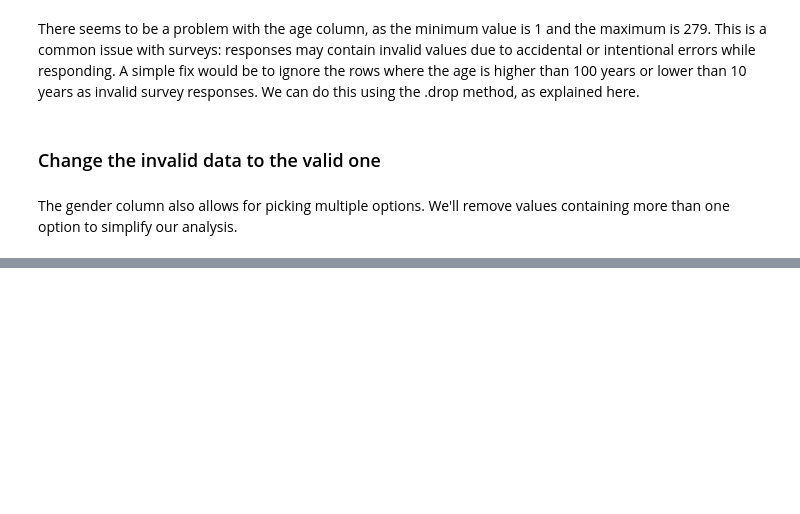
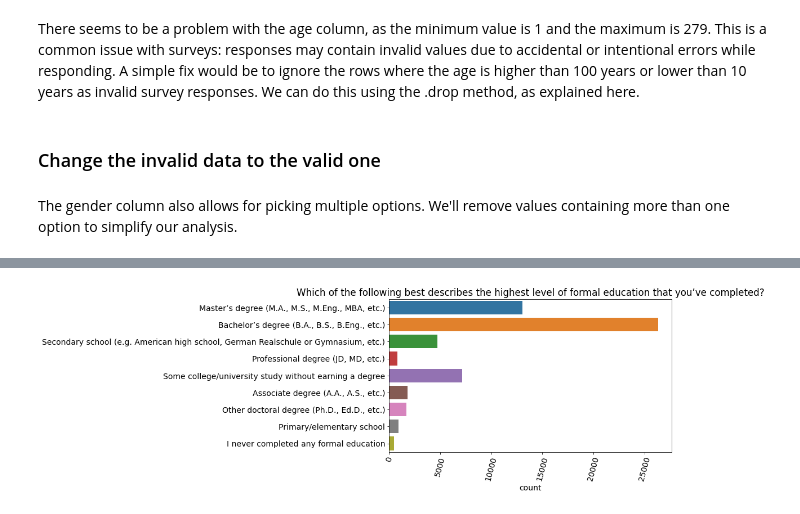
Before and after one commit to MuhammadYusron1/BigData-n-Analytics, a Jupyter notebook: stackoverflow-survey-analysis/so_dev_survey2020_analysis.ipynb, the cells around one changed output, grey strips where cells are left out. Drawn from its saved outputs; the diff is of its cells as text; code cells hidden in the pictures; blank space fills up the shorter version.

```diff
--- a/stackoverflow-survey-analysis/so_dev_survey2020_analysis.ipynb
+++ b/stackoverflow-survey-analysis/so_dev_survey2020_analysis.ipynb
@@ -159,0 +260,7 @@ survey_df.sample(10)
+# %%
+sns.countplot(y=survey_df.EdLevel)
+plt.xticks(rotation=75);
+plt.title(schema['EdLevel'])
+plt.ylabel(None);
+# %% [output]
+[figure, added]
```
Also changed, not shown: parts of 54 cells of this notebook, 11 other files.
